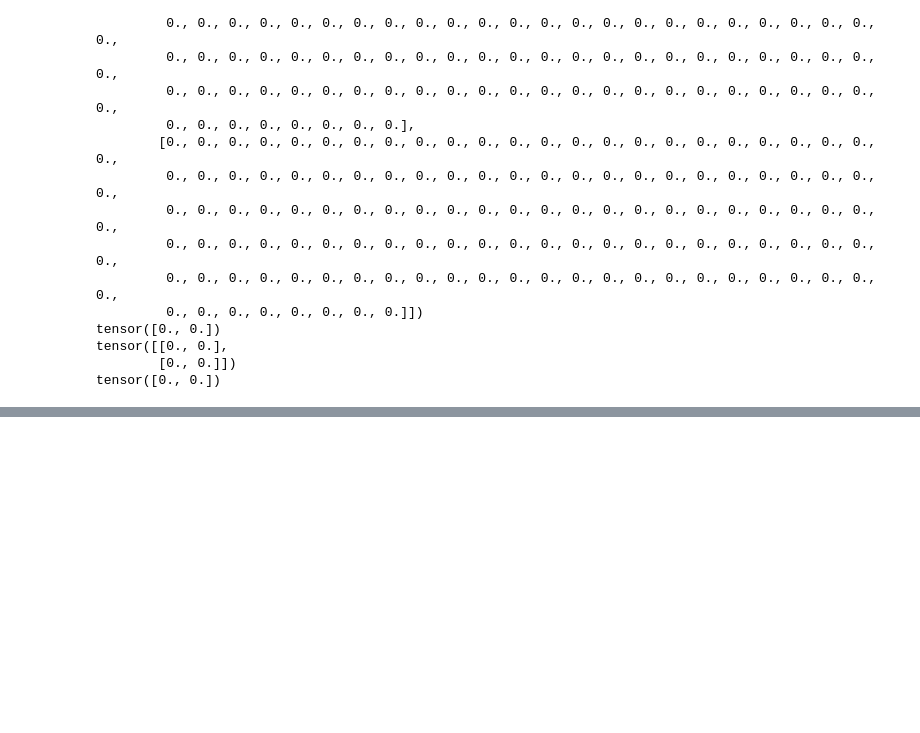
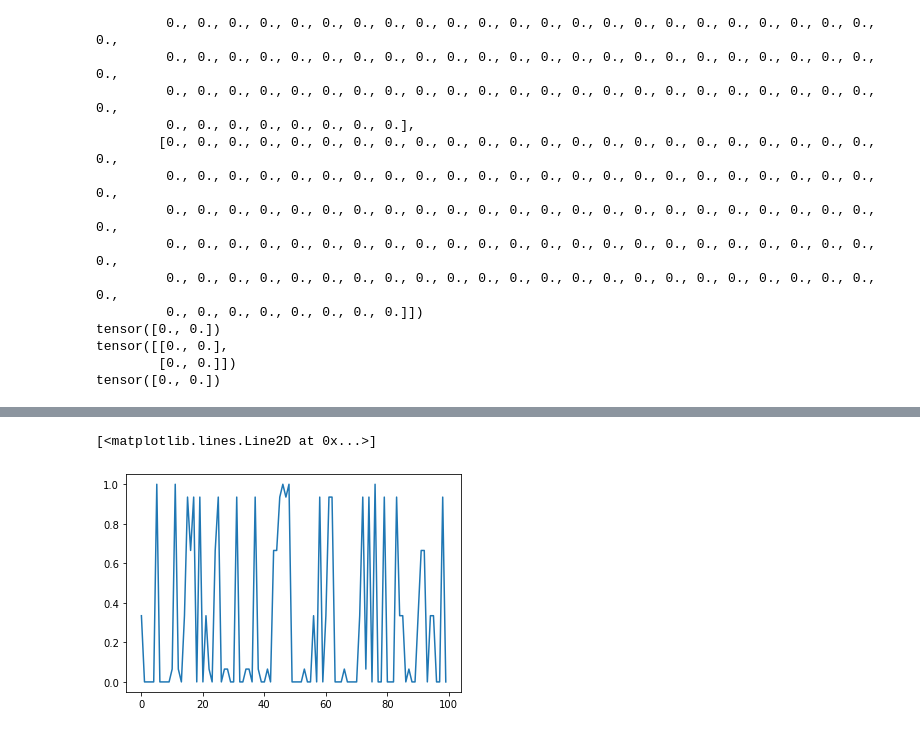
Before and after one commit to atomistic-machine-learning/schnetpack, a Jupyter notebook: test.ipynb, the cells around one changed output, grey strips where cells are left out. Saved outputs shown, nothing was run; the diff lists cells and outputs as text; code cells hidden in the pictures; blank space fills up the shorter version.

```diff
--- a/test.ipynb
+++ b/test.ipynb
@@ -75,0 +89,5 @@ tensor([0., 0.])
+# %%
+plt.plot(sf)
+# %% [output]
+[<matplotlib.lines.Line2D at 0x...>]
+[figure, added]
```
Also changed, not shown: parts of 6 cells of this notebook, 14 other files.
